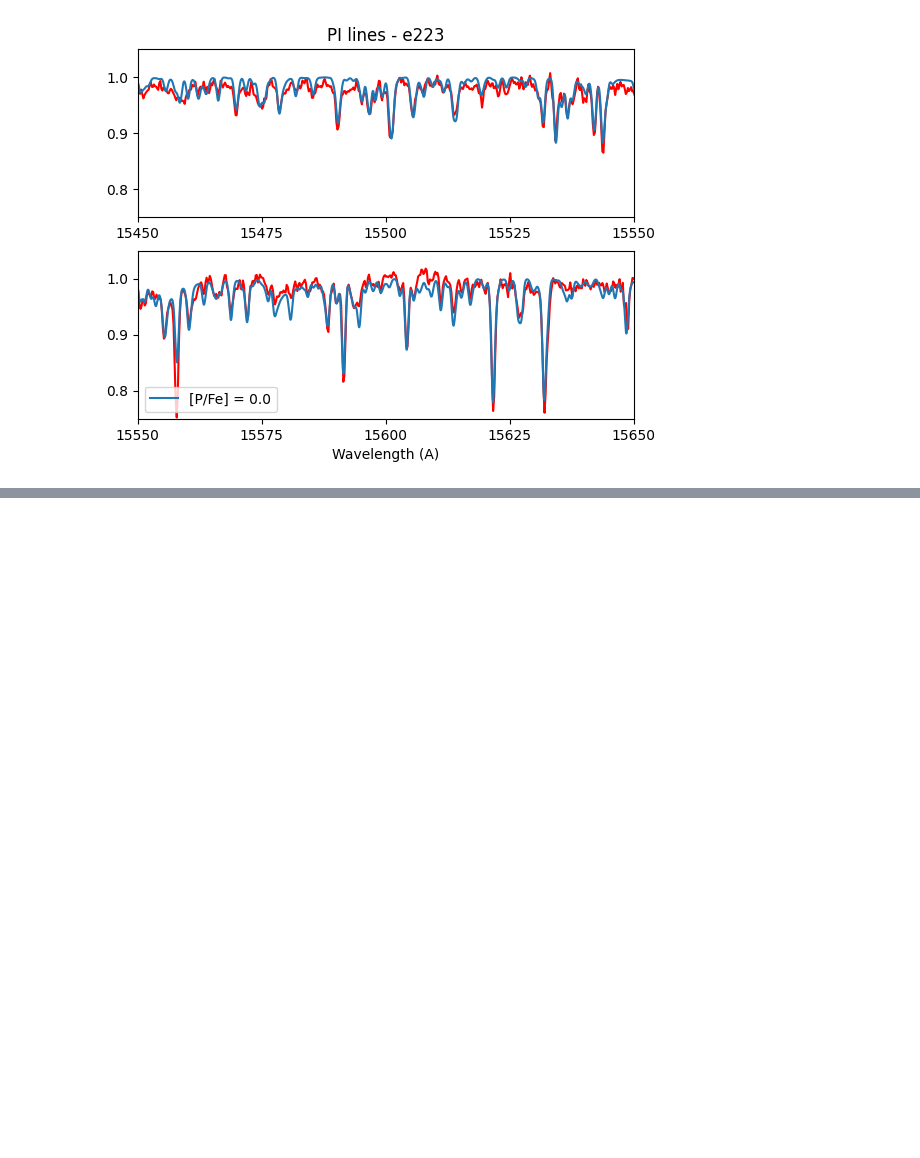
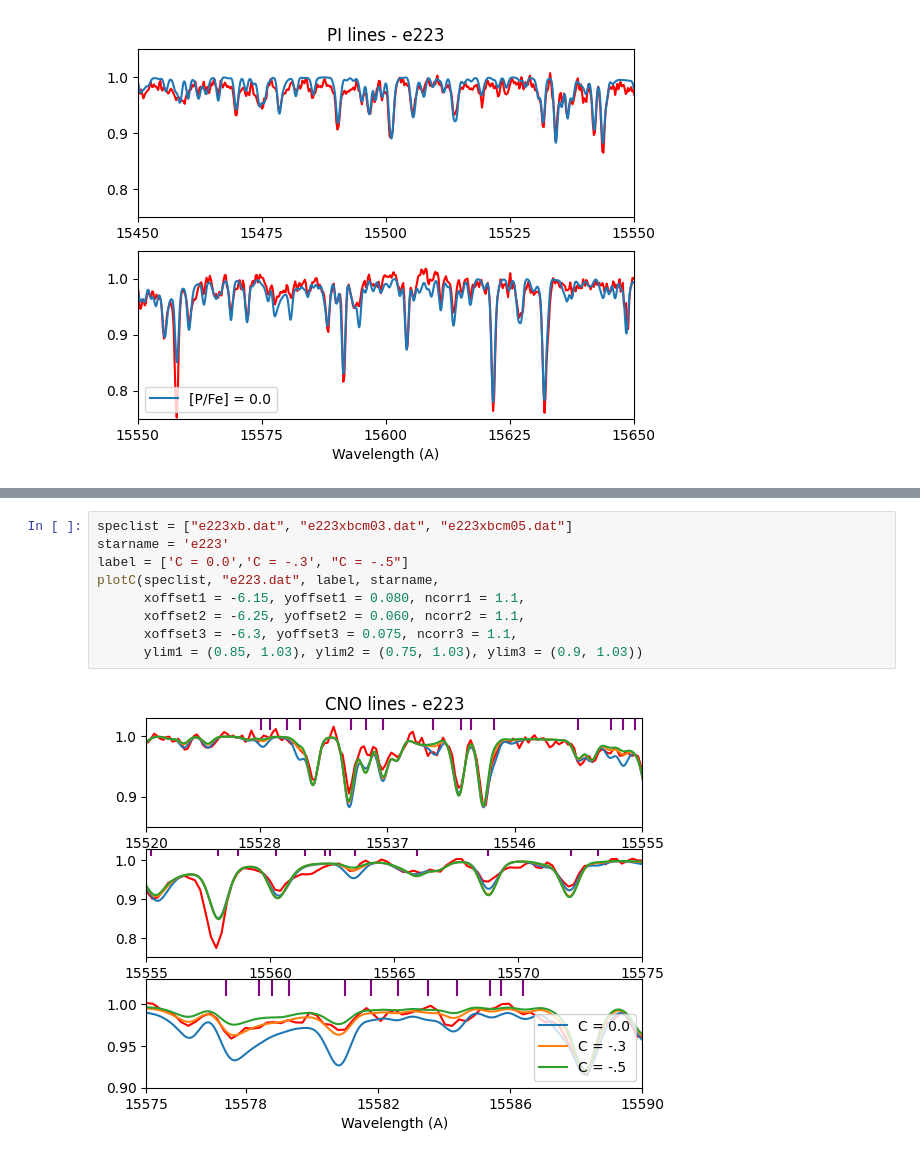
Before and after one commit to bornofthesea/synther, a Jupyter notebook: Plot/syntplot.ipynb, the cells around one changed output, grey strips where cells are left out. Drawn from its saved outputs; the diff is of its cells as text; blank space fills up the shorter version.

```diff
--- a/Plot/syntplot.ipynb
+++ b/Plot/syntplot.ipynb
@@ -512,0 +622,11 @@ plotP(speclist, "e223.dat", label, starname,
+# %%
+speclist = ["e223xb.dat", "e223xbcm03.dat", "e223xbcm05.dat"]
+starname = 'e223'
+label = ['C = 0.0','C = -.3', "C = -.5"]
+plotC(speclist, "e223.dat", label, starname,
+      xoffset1 = -6.15, yoffset1 = 0.080, ncorr1 = 1.1,
+      xoffset2 = -6.25, yoffset2 = 0.060, ncorr2 = 1.1,
+      xoffset3 = -6.3, yoffset3 = 0.075, ncorr3 = 1.1,
+      ylim1 = (0.85, 1.03), ylim2 = (0.75, 1.03), ylim3 = (0.9, 1.03))
+# %% [output]
+[figure, added]
```
Also changed, not shown: parts of 12 cells of this notebook, 9 other files.
